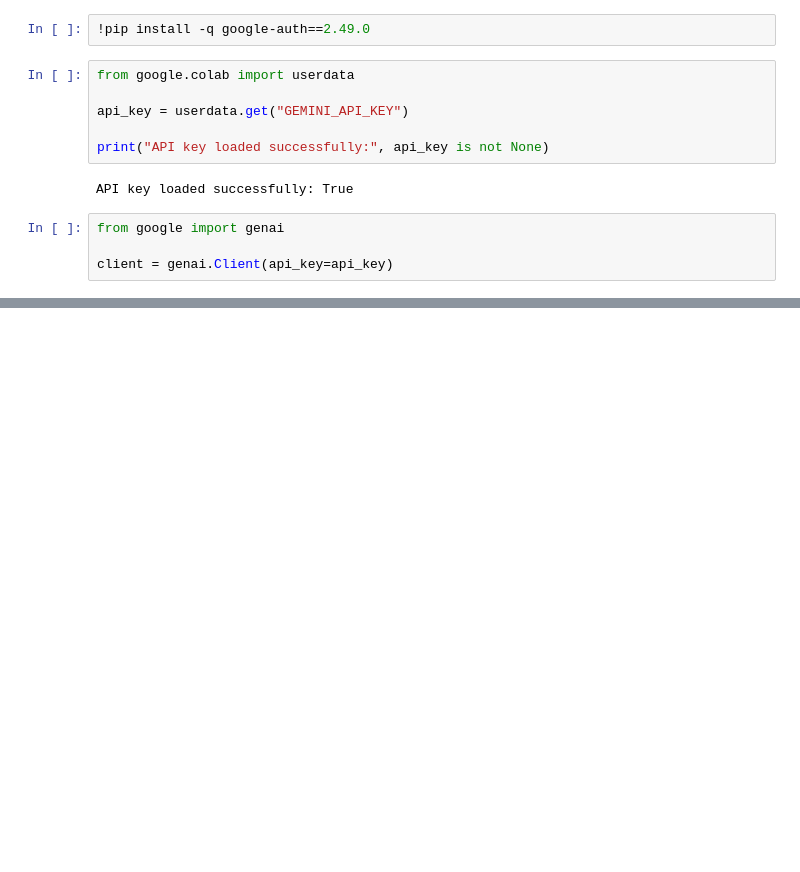
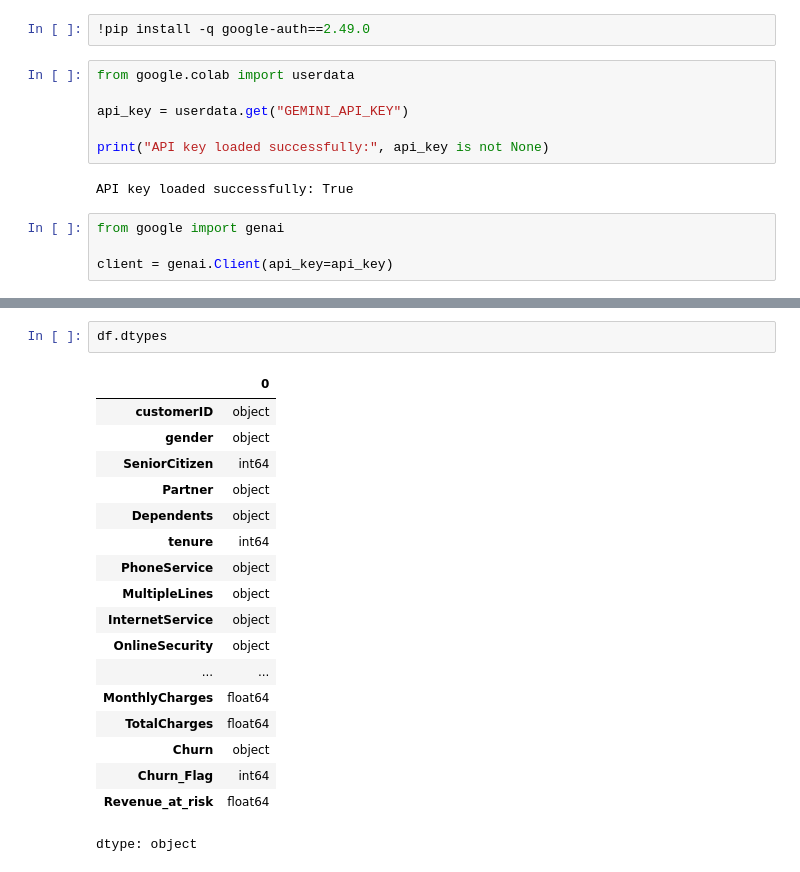
Before and after one commit to AchalaJain/telco-llm-analytics-assistant, a Jupyter notebook: notebooks/01_llm_text_to_sql.ipynb, the cells around one changed output, grey strips where cells are left out. Saved outputs shown, nothing was run; the diff lists cells and outputs as text; blank space fills up the shorter version.

```diff
--- a/notebooks/01_llm_text_to_sql.ipynb
+++ b/notebooks/01_llm_text_to_sql.ipynb
@@ -25,0 +60,21 @@ print(response.text)
+# %%
+df.dtypes
+# %% [output]
+|  | 0 |
+| customerID | object |
+| gender | object |
+| SeniorCitizen | int64 |
+| Partner | object |
+| Dependents | object |
+| tenure | int64 |
+| PhoneService | object |
+| MultipleLines | object |
+| InternetService | object |
+| OnlineSecurity | object |
+| ... | ... |
+| MonthlyCharges | float64 |
+| TotalCharges | float64 |
+| Churn | object |
+| Churn_Flag | int64 |
+| Revenue_at_risk | float64 |
+dtype: object
```
Also changed, not shown: parts of 26 cells of this notebook.
